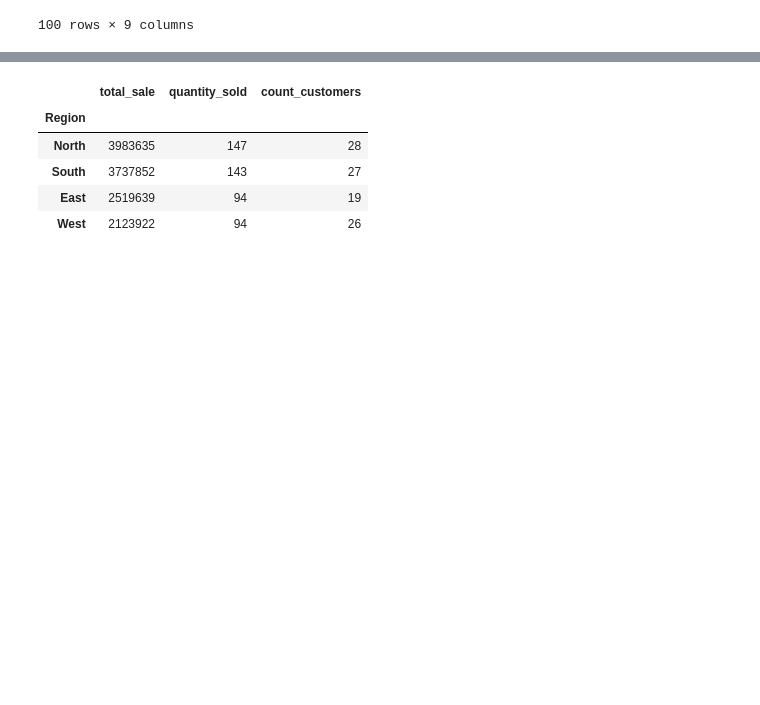
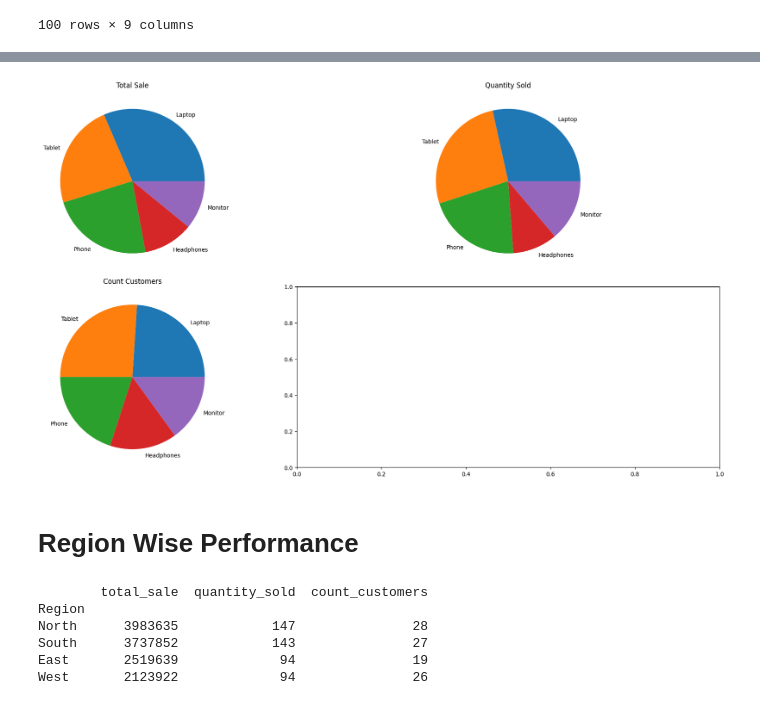
Before and after one commit to RookieCoder12/DevArena-Week-3, a Jupyter notebook: sales_analysis.ipynb, the cells around one changed output, grey strips where cells are left out. Cells and saved outputs as stored; diff of their text form; code cells hidden in the pictures; blank space fills up the shorter version.

```diff
--- a/sales_analysis.ipynb
+++ b/sales_analysis.ipynb
@@ -142,3 +160,16 @@ product_performance_df
+# %%
+fig, axes = plt.subplots(2, 2, figsize=(20,10))
+
+product_performance_df["total_sale"].plot(kind='pie', ax=axes[0,0], title="Total Sale")
+product_performance_df["quantity_sold"].plot(kind='pie', ax=axes[0,1], title="Quantity Sold")
+product_performance_df["count_customers"].plot(kind='pie', ax=axes[1,0], title="Count Customers")
+
+plt.tight_layout()
+plt.show()
+# %% [output]
+[figure, added]
+# %% [markdown]
+# Region Wise Performance
 # %%
 region_wise_df = df.groupby('Region').agg(
     total_sale = ('Total_Sales', 'sum'),
@@ -146,11 +177,11 @@ region_wise_df = df.groupby('Region').agg(
     count_customers = ('Customer_ID', 'nunique')
 )
 region_wise_df.sort_values(by='total_sale', ascending=False, inplace=True)
-region_wise_df
+print(region_wise_df)
 # %% [output]
-|  | total_sale | quantity_sold | count_customers |
-| Region |  |  |  |
-| North | 3983635 | 147 | 28 |
-| South | 3737852 | 143 | 27 |
-| East | 2519639 | 94 | 19 |
-| West | 2123922 | 94 | 26 |
+        total_sale  quantity_sold  count_customers
+Region
+North      3983635            147               28
+South      3737852            143               27
+East       2519639             94               19
+West       2123922             94               26
```
Also changed, not shown: parts of 16 cells of this notebook, 1 other file.
